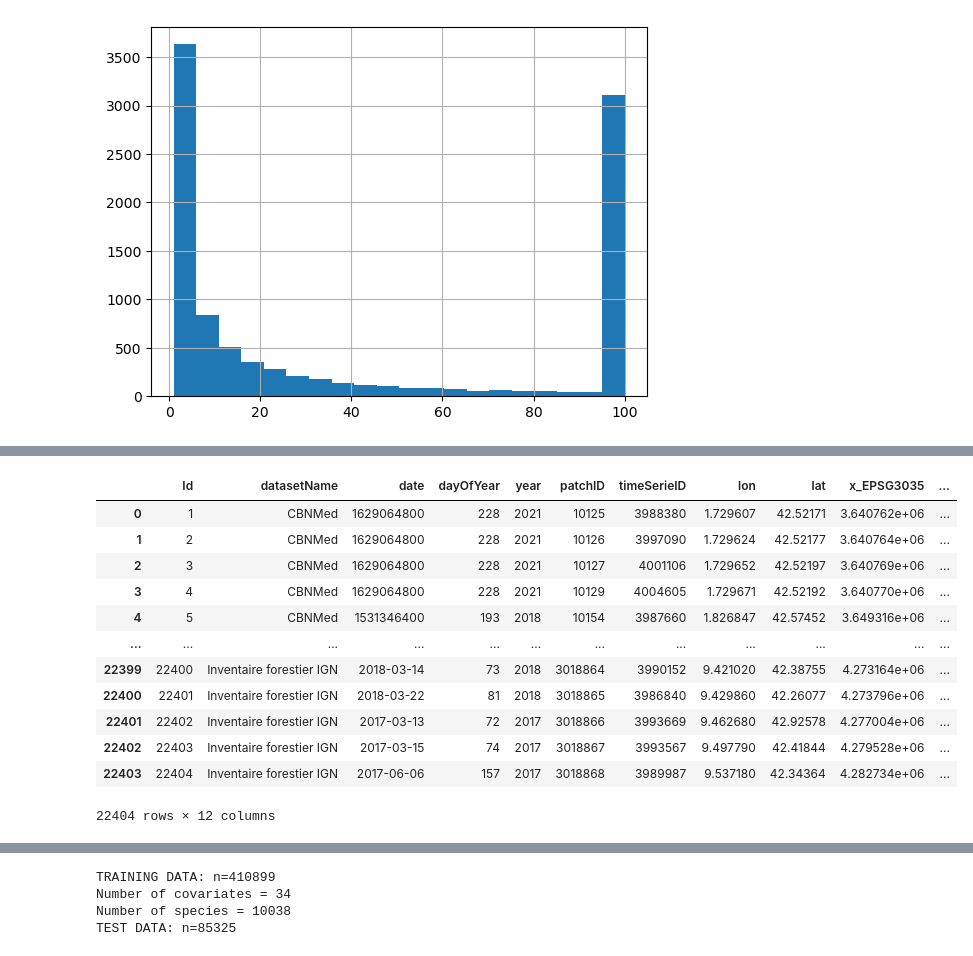
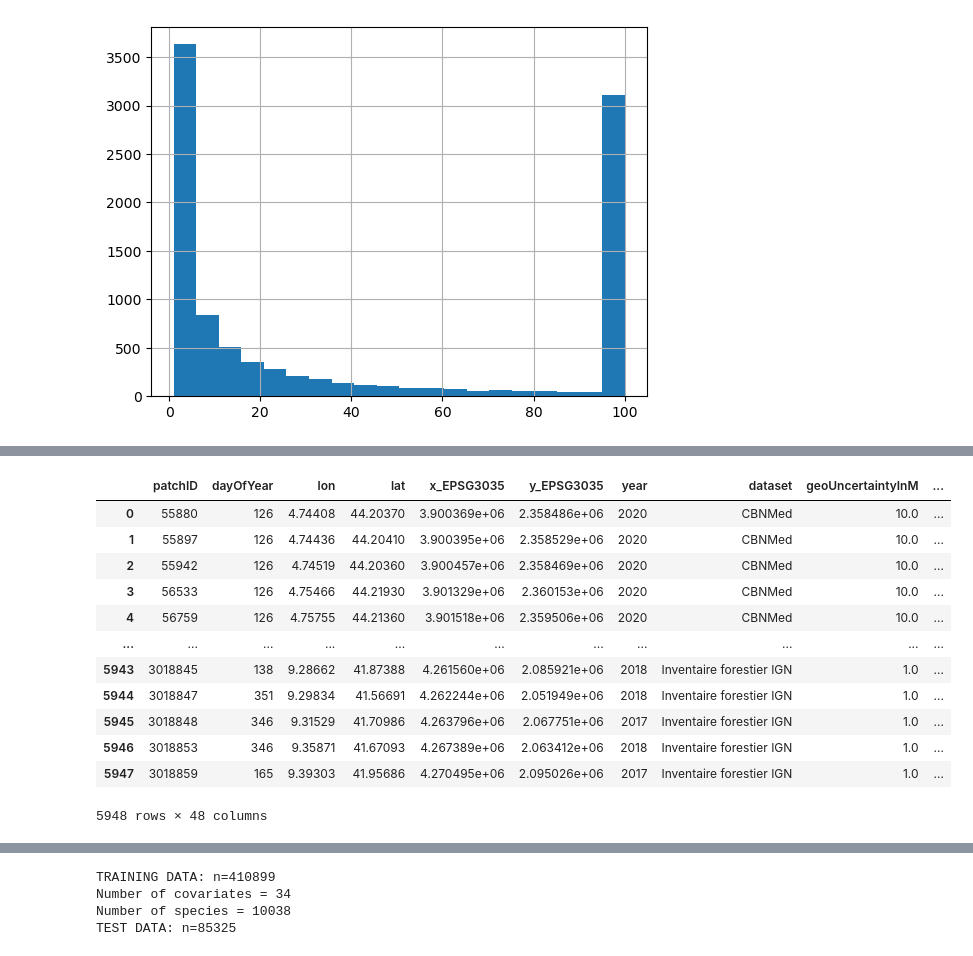
Before and after one commit to ninavantiel/multi_scale_SDMs, a Jupyter notebook: explore_data.ipynb, the cells around one changed output, grey strips where cells are left out. Saved outputs shown, nothing was run; the diff lists cells and outputs as text; code cells hidden in the pictures.

```diff
--- a/explore_data.ipynb
+++ b/explore_data.ipynb
@@ -21,17 +215,17 @@ import pandas as pd
 # %%
-sub_data = pd.read_csv("data/test_blind.csv", sep=';')
-sub_data
+env = pd.read_csv('data/full_data/Presence_Absence_surveys/enviroTab_pa_train.csv', sep=';')
+env
 # %% [output]
-|  | Id | datasetName | date | dayOfYear | year | patchID | timeSerieID | lon | lat | x_EPSG3035 | ... |
-| 0 | 1 | CBNMed | 1629064800 | 228 | 2021 | 10125 | 3988380 | 1.729607 | 42.52171 | 3.640762e+06 | ... |
-| 1 | 2 | CBNMed | 1629064800 | 228 | 2021 | 10126 | 3997090 | 1.729624 | 42.52177 | 3.640764e+06 | ... |
-| 2 | 3 | CBNMed | 1629064800 | 228 | 2021 | 10127 | 4001106 | 1.729652 | 42.52197 | 3.640769e+06 | ... |
-| 3 | 4 | CBNMed | 1629064800 | 228 | 2021 | 10129 | 4004605 | 1.729671 | 42.52192 | 3.640770e+06 | ... |
-| 4 | 5 | CBNMed | 1531346400 | 193 | 2018 | 10154 | 3987660 | 1.826847 | 42.57452 | 3.649316e+06 | ... |
-| ... | ... | ... | ... | ... | ... | ... | ... | ... | ... | ... | ... |
-| 22399 | 22400 | Inventaire forestier IGN | 2018-03-14 | 73 | 2018 | 3018864 | 3990152 | 9.421020 | 42.38755 | 4.273164e+06 | ... |
-| 22400 | 22401 | Inventaire forestier IGN | 2018-03-22 | 81 | 2018 | 3018865 | 3986840 | 9.429860 | 42.26077 | 4.273796e+06 | ... |
-| 22401 | 22402 | Inventaire forestier IGN | 2017-03-13 | 72 | 2017 | 3018866 | 3993669 | 9.462680 | 42.92578 | 4.277004e+06 | ... |
-| 22402 | 22403 | Inventaire forestier IGN | 2017-03-15 | 74 | 2017 | 3018867 | 3993567 | 9.497790 | 42.41844 | 4.279528e+06 | ... |
-| 22403 | 22404 | Inventaire forestier IGN | 2017-06-06 | 157 | 2017 | 3018868 | 3989987 | 9.537180 | 42.34364 | 4.282734e+06 | ... |
+|  | patchID | dayOfYear | lon | lat | x_EPSG3035 | y_EPSG3035 | year | dataset | geoUncertaintyInM | ... |
+| 0 | 55880 | 126 | 4.74408 | 44.20370 | 3.900369e+06 | 2.358486e+06 | 2020 | CBNMed | 10.0 | ... |
+| 1 | 55897 | 126 | 4.74436 | 44.20410 | 3.900395e+06 | 2.358529e+06 | 2020 | CBNMed | 10.0 | ... |
+| 2 | 55942 | 126 | 4.74519 | 44.20360 | 3.900457e+06 | 2.358469e+06 | 2020 | CBNMed | 10.0 | ... |
+| 3 | 56533 | 126 | 4.75466 | 44.21930 | 3.901329e+06 | 2.360153e+06 | 2020 | CBNMed | 10.0 | ... |
+| 4 | 56759 | 126 | 4.75755 | 44.21360 | 3.901518e+06 | 2.359506e+06 | 2020 | CBNMed | 10.0 | ... |
+| ... | ... | ... | ... | ... | ... | ... | ... | ... | ... | ... |
+| 5943 | 3018845 | 138 | 9.28662 | 41.87388 | 4.261560e+06 | 2.085921e+06 | 2018 | Inventaire forestier IGN | 1.0 | ... |
+| 5944 | 3018847 | 351 | 9.29834 | 41.56691 | 4.262244e+06 | 2.051949e+06 | 2018 | Inventaire forestier IGN | 1.0 | ... |
+| 5945 | 3018848 | 346 | 9.31529 | 41.70986 | 4.263796e+06 | 2.067751e+06 | 2017 | Inventaire forestier IGN | 1.0 | ... |
+| 5946 | 3018853 | 346 | 9.35871 | 41.67093 | 4.267389e+06 | 2.063412e+06 | 2018 | Inventaire forestier IGN | 1.0 | ... |
+| 5947 | 3018859 | 165 | 9.39303 | 41.95686 | 4.270495e+06 | 2.095026e+06 | 2017 | Inventaire forestier IGN | 1.0 | ... |
-22404 rows × 12 columns
+5948 rows × 48 columns
```
Also changed, not shown: parts of 79 cells of this notebook, 17 other files.
